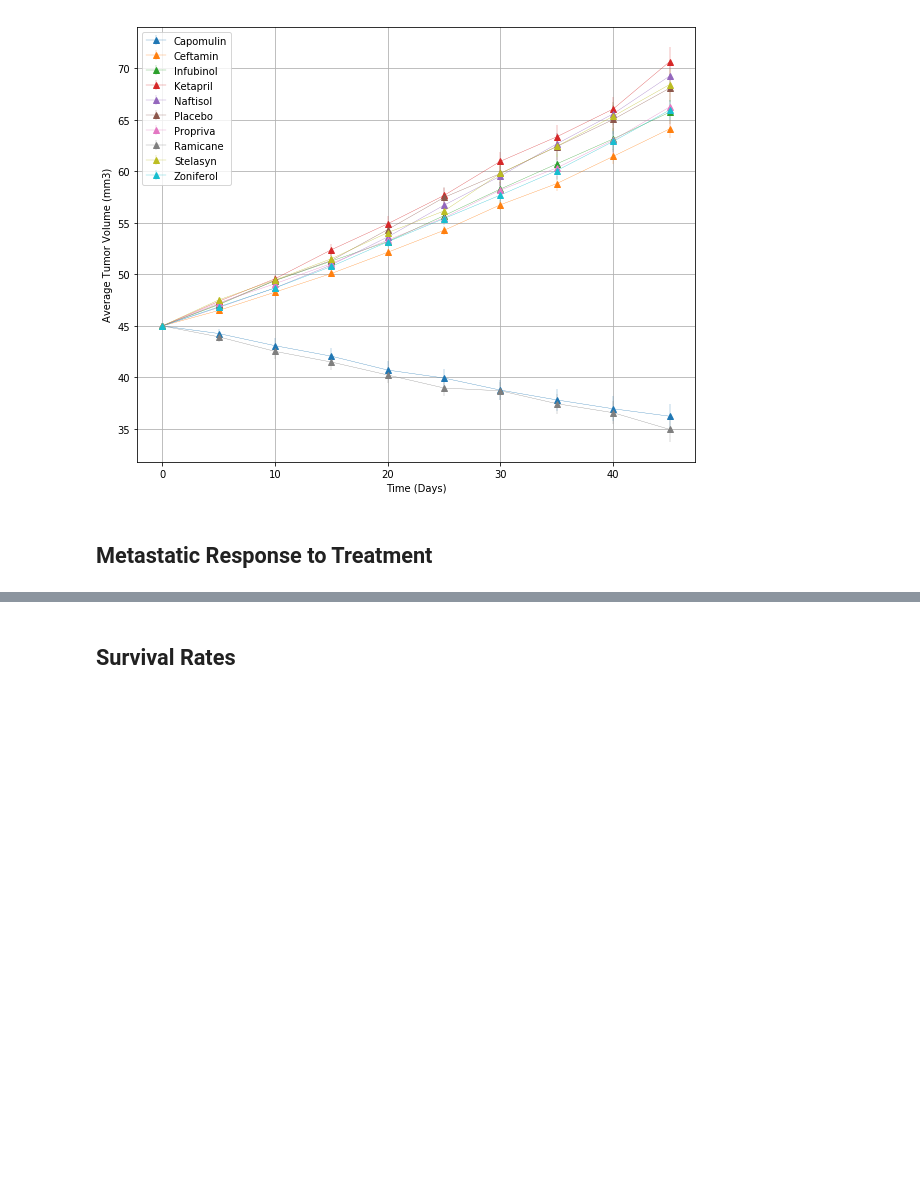
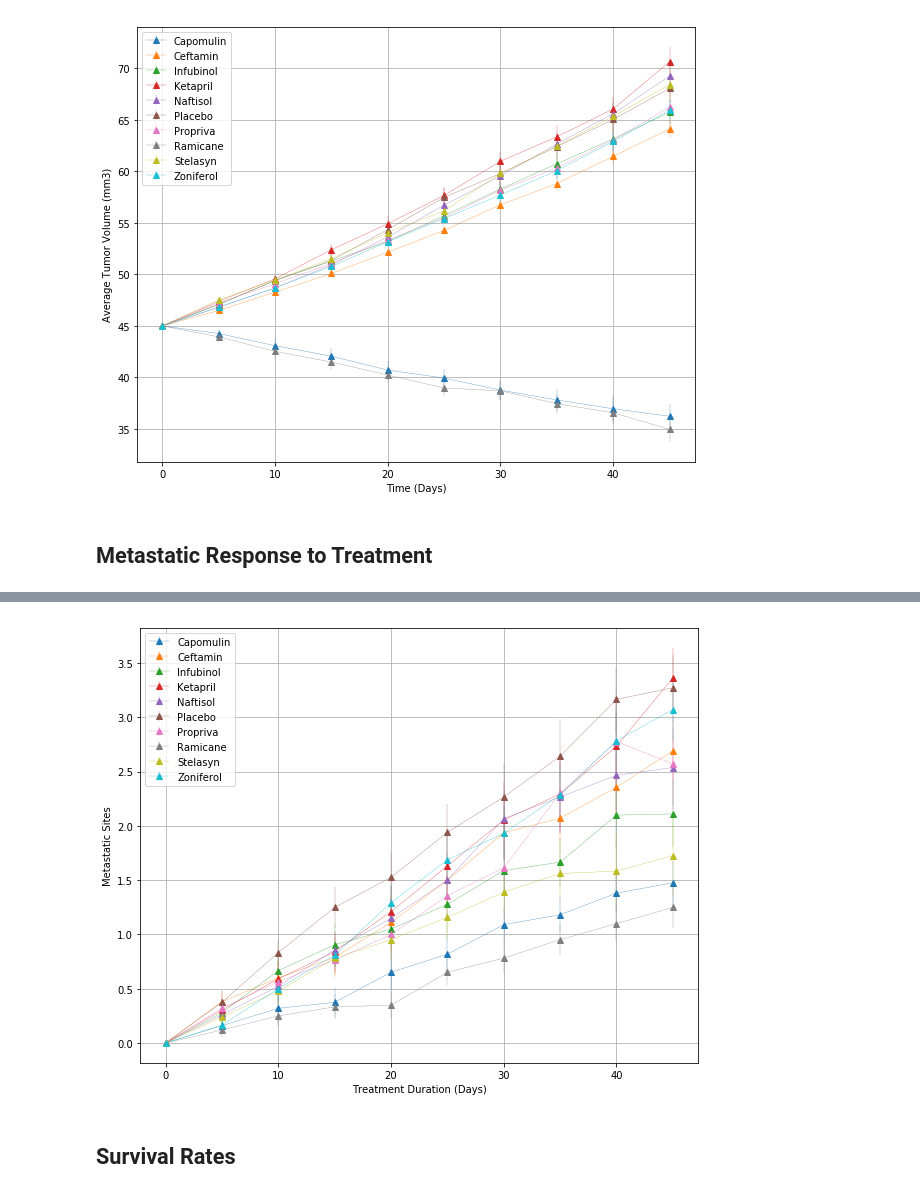
Before and after one commit to theodoremoreland/Pymaceuticals, a Jupyter notebook: pymaceuticals_starter.ipynb, the cells around one changed output, grey strips where cells are left out. Cells and saved outputs as stored; diff of their text form; code cells hidden in the pictures; blank space fills up the shorter version.

```diff
--- a/pymaceuticals_starter.ipynb
+++ b/pymaceuticals_starter.ipynb
@@ -172,3 +178,44 @@ avg_met.head()
+# %%
+try:
+    avg_met.insert(3, "Metastatic Sites (Standard Error)", sem2)
+except:
+    print("The 'avg_met' DataFrame already has a 'Standard Error' column.")
+
+Capomulin = avg_met[avg_met.Drug == "Capomulin"]
+Ceftamin = avg_met[avg_met.Drug == "Ceftamin"]
+Infubinol = avg_met[avg_met.Drug == "Infubinol"]
+Ketapril = avg_met[avg_met.Drug == "Ketapril"]
+Naftisol = avg_met[avg_met.Drug == "Naftisol"]
+Placebo = avg_met[avg_met.Drug == "Placebo"]
+Propriva = avg_met[avg_met.Drug == "Propriva"]
+Ramicane = avg_met[avg_met.Drug == "Ramicane"]
+Stelasyn = avg_met[avg_met.Drug == "Stelasyn"]
+Zoniferol = avg_met[avg_met.Drug == "Zoniferol"]
+
+# Generate the Plot (with Error Bars)
+plt.figure(figsize=(10,8))
+
+plt.errorbar(Capomulin["Timepoint"], Capomulin["Metastatic Sites (Average)"], yerr=Capomulin["Metastatic Sites (Standard Error)"], linewidth=0.3, marker='^')
+plt.errorbar(Ceftamin["Timepoint"], Ceftamin["Metastatic Sites (Average)"], yerr=Ceftamin["Metastatic Sites (Standard Error)"], linewidth=0.3, marker='^')
+plt.errorbar(Infubinol["Timepoint"], Infubinol["Metastatic Sites (Average)"], yerr=Infubinol["Metastatic Sites (Standard Error)"], linewidth=0.3, marker='^')
+plt.errorbar(Ketapril["Timepoint"], Ketapril["Metastatic Sites (Average)"], yerr=Ketapril["Metastatic Sites (Standard Error)"], linewidth=0.3, marker='^')
+plt.errorbar(Naftisol["Timepoint"], Naftisol["Metastatic Sites (Average)"], yerr=Naftisol["Metastatic Sites (Standard Error)"], linewidth=0.3, marker='^')
+plt.errorbar(Placebo["Timepoint"], Placebo["Metastatic Sites (Average)"], yerr=Placebo["Metastatic Sites (Standard Error)"], linewidth=0.3, marker='^')
+plt.errorbar(Propriva["Timepoint"], Propriva["Metastatic Sites (Average)"], yerr=Propriva["Metastatic Sites (Standard Error)"], linewidth=0.3, marker='^')
+plt.errorbar(Ramicane["Timepoint"], Ramicane["Metastatic Sites (Average)"], yerr=Ramicane["Metastatic Sites (Standard Error)"], linewidth=0.3, marker='^')
+plt.errorbar(Stelasyn["Timepoint"], Stelasyn["Metastatic Sites (Average)"], yerr=Stelasyn["Metastatic Sites (Standard Error)"], linewidth=0.3, marker='^')
+plt.errorbar(Zoniferol["Timepoint"], Zoniferol["Metastatic Sites (Average)"], yerr=Zoniferol["Metastatic Sites (Standard Error)"], linewidth=0.3, marker='^')
+
+
+plt.grid(True)
+plt.xlabel("Treatment Duration (Days)")
+plt.ylabel("Metastatic Sites")
+plt.legend(avg_met.Drug.unique(), loc="upper left")
+
+# Save the Figure
+plt.savefig("Fig2.png")
+# %% [output]
+[figure, added]
 # %% [markdown]
 ## Survival Rates
 # %%
```
Also changed, not shown: parts of 14 cells of this notebook, 2 other files.
